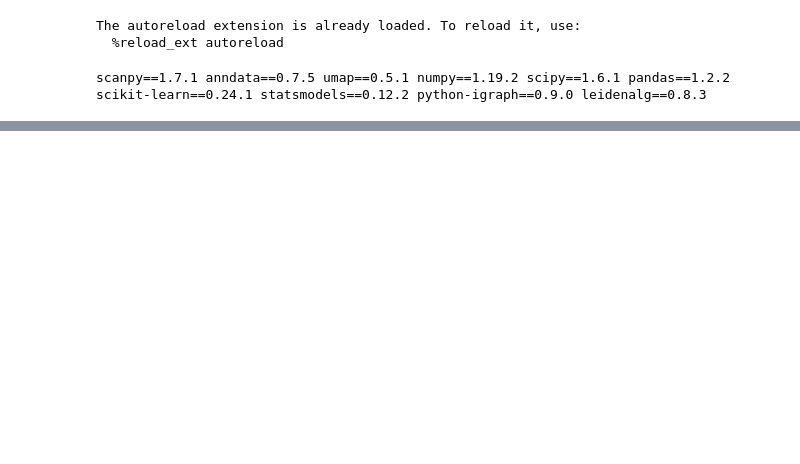
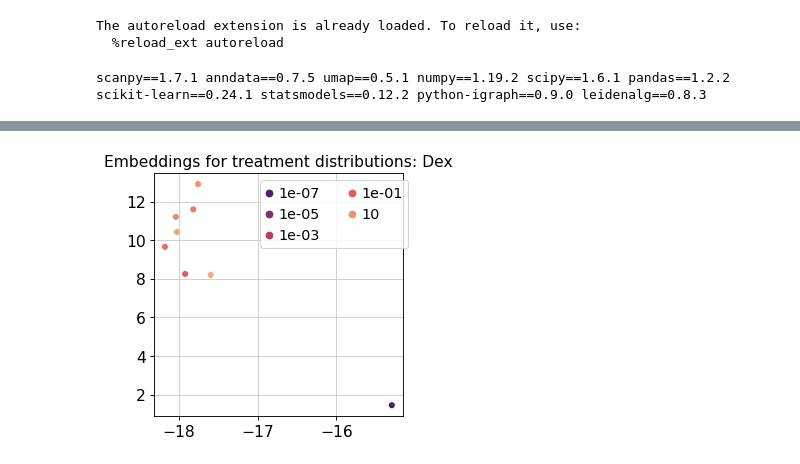
Before and after one commit to manuyavuz/single-cell-analysis, a Jupyter notebook: experiments/dist_encoder_sciplex2.ipynb, the cells around one changed output, grey strips where cells are left out. Cells and saved outputs as stored; diff of their text form; code cells hidden in the pictures; blank space fills up the shorter version.

```diff
--- a/experiments/dist_encoder_sciplex2.ipynb
+++ b/experiments/dist_encoder_sciplex2.ipynb
@@ -80,0 +136,4 @@ plot_embeddings_from_distance_matrix(distance_matrix=sinkhorn_matrix)
+# %%
+plot_embeddings_from_distance_matrix(distance_matrix=sinkhorn_matrix, range_=slice(8,16), labels=labels_dose, title='Dex')
+# %% [output]
+[figure, added]
```
Also changed, not shown: parts of 111 cells of this notebook, 12 other files.
